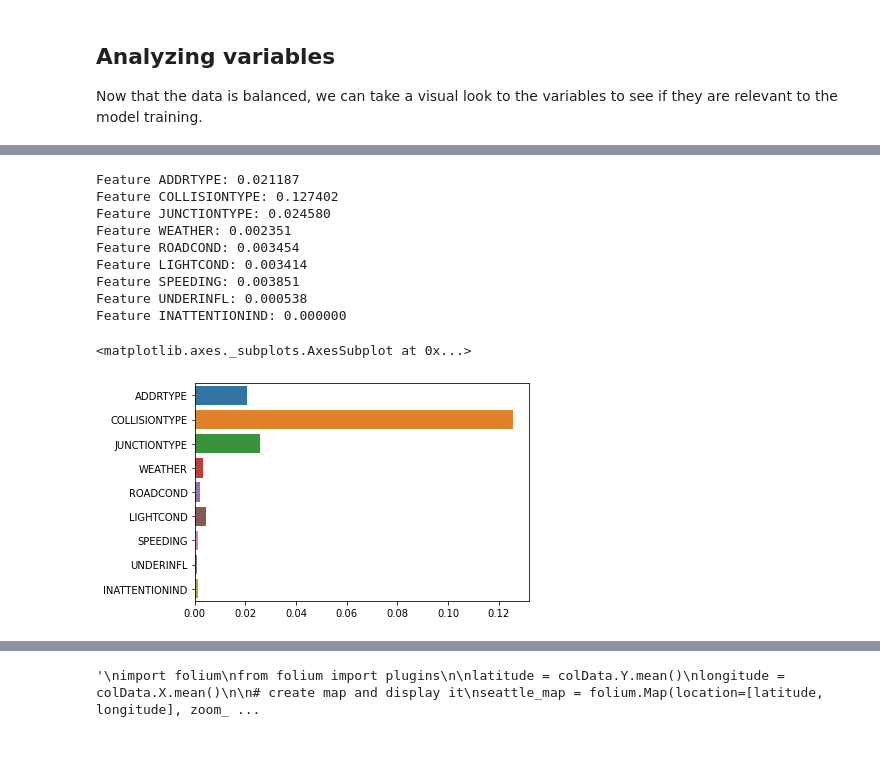
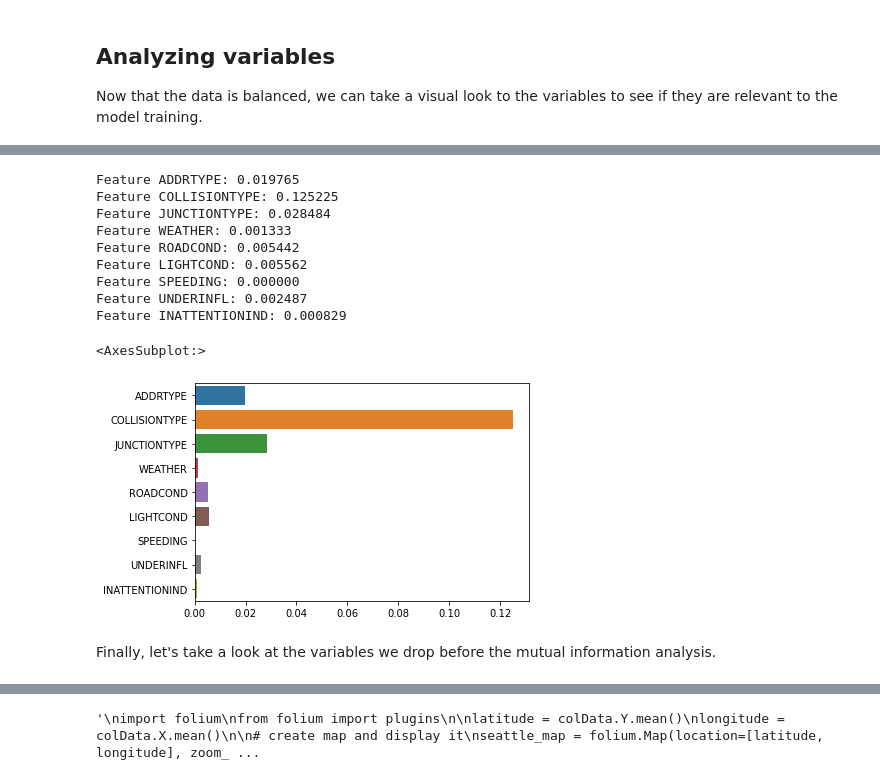
Before and after one commit to augustodn/Coursera_Capstone, a Jupyter notebook: DS-Coursera-Capstone.ipynb, the cells around one changed output, grey strips where cells are left out. Cells and saved outputs as stored; diff of their text form; code cells hidden in the pictures; blank space fills up the shorter version.

```diff
--- a/DS-Coursera-Capstone.ipynb
+++ b/DS-Coursera-Capstone.ipynb
@@ -255,86 +228,77 @@ from sklearn.preprocessing import OrdinalEncoder
 from sklearn.feature_selection import SelectKBest
 from sklearn.feature_selection import mutual_info_classif
 
-
-# load the dataset
-def load_dataset(filename):
-    # load the dataset as a pandas DataFrame
-	data = read_csv(filename, header=None)
-	# retrieve numpy array
-	dataset = data.values
-	# split into input (X) and output (y) variables
-	X = dataset[:, :-1]
-	y = dataset[:,-1]
-	# format all fields as string
-	X = X.astype(str)
-	return X, y
-
 # prepare input data
 def prepare_inputs(X_train, X_test):
-	oe = OrdinalEncoder()
-	oe.fit(X_train)
-	X_train_enc = oe.transform(X_train)
-	X_test_enc = oe.transform(X_test)
-	return X_train_enc, X_test_enc
+    oe = OrdinalEncoder()
+    oe.fit(X_train)
+    X_train_enc = oe.transform(X_train)
+    X_test_enc = oe.transform(X_test)
+    return X_train_enc, X_test_enc
 
 # prepare target
 def prepare_targets(y_train, y_test):
-	le = LabelEncoder()
-	le.fit(y_train)
-	y_train_enc = le.transform(y_train)
-	y_test_enc = le.transform(y_test)
-	return y_train_enc, y_test_enc
+    le = LabelEncoder()
+    le.fit(y_train)
+    y_train_enc = le.transform(y_train)
+    y_test_enc = le.transform(y_test)
+    return y_train_enc, y_test_enc
 
 # feature selection
 def select_features(X_train, y_train, X_test):
-	fs = SelectKBest(score_func=mutual_info_classif, k='all')
-	fs.fit(X_train, y_train)
-	X_train_fs = fs.transform(X_train)
-	X_test_fs = fs.transform(X_test)
-	return X_train_fs, X_test_fs, fs
+    fs = SelectKBest(score_func=mutual_info_classif, k='all')
+    fs.fit(X_train, y_train)
+    X_train_fs = fs.transform(X_train)
+    X_test_fs = fs.transform(X_test)
+    return X_train_fs, X_test_fs, fs
 
 def calc_entropy(X, y, n):
     scores = []
     result = np.zeros(len(X.columns))
 
     for i in range(n):
         # split into train and test sets
         X_train, X_test, y_train, y_test = train_test_split(X, y, test_size=0.33, random_state=1)
         # prepare input data
         X_train_enc, X_test_enc = prepare_inputs(X_train, X_test)
         # prepare output data
         y_train_enc, y_test_enc = prepare_targets(y_train, y_test)
         # feature selection
         X_train_fs, X_test_fs, fs = select_features(X_train_enc, y_train_enc, X_test_enc)
         # what are scores for the features
         result = fs.scores_ + result
 
     return result / n
 
 X = X_resampled
 X = X.drop(columns=['X','Y', 'PERSONCOUNT', 'VEHCOUNT', 'severity'])
 X = X.astype(str)
 y = y_resampled
 
-result = calc_entropy(X, y, 10)
+iterations = 1
+
+result = calc_entropy(X, y, iterations)
 
 for i in range(len(result)):
-	print('Feature %s: %f' % (X.columns[i], fs.scores_[i]))
+    print('Feature %s: %f' % (X.columns[i], result[i]))
 # Plot the scores
 
 sns.barplot(y=X.columns, x=result)
+#plt.savefig('fig/feature_extraction.png',dpi=300, bbox_inches = "tight")
 # %% [output]
-Feature ADDRTYPE: 0.021187
-Feature COLLISIONTYPE: 0.127402
-Feature JUNCTIONTYPE: 0.024580
-Feature WEATHER: 0.002351
-Feature ROADCOND: 0.003454
-Feature LIGHTCOND: 0.003414
-Feature SPEEDING: 0.003851
-Feature UNDERINFL: 0.000538
-Feature INATTENTIONIND: 0.000000
+Feature ADDRTYPE: 0.019765
+Feature COLLISIONTYPE: 0.125225
+Feature JUNCTIONTYPE: 0.028484
+Feature WEATHER: 0.001333
+Feature ROADCOND: 0.005442
+Feature LIGHTCOND: 0.005562
+Feature SPEEDING: 0.000000
+Feature UNDERINFL: 0.002487
+Feature INATTENTIONIND: 0.000829
-<matplotlib.axes._subplots.AxesSubplot at 0x...>
+<AxesSubplot:>
-[figure, old version]
+[figure, new version]
+# %% [markdown]
+Finally, let's take a look at the variables we drop before the mutual information analysis.
 # %%
 fig, axs = plt.subplots(ncols=2, figsize=(15,6))
 sns.countplot(x="VEHCOUNT", hue="severity", data=colData, ax=axs[0])
```
Also changed, not shown: parts of 40 cells of this notebook, 18 other files.
